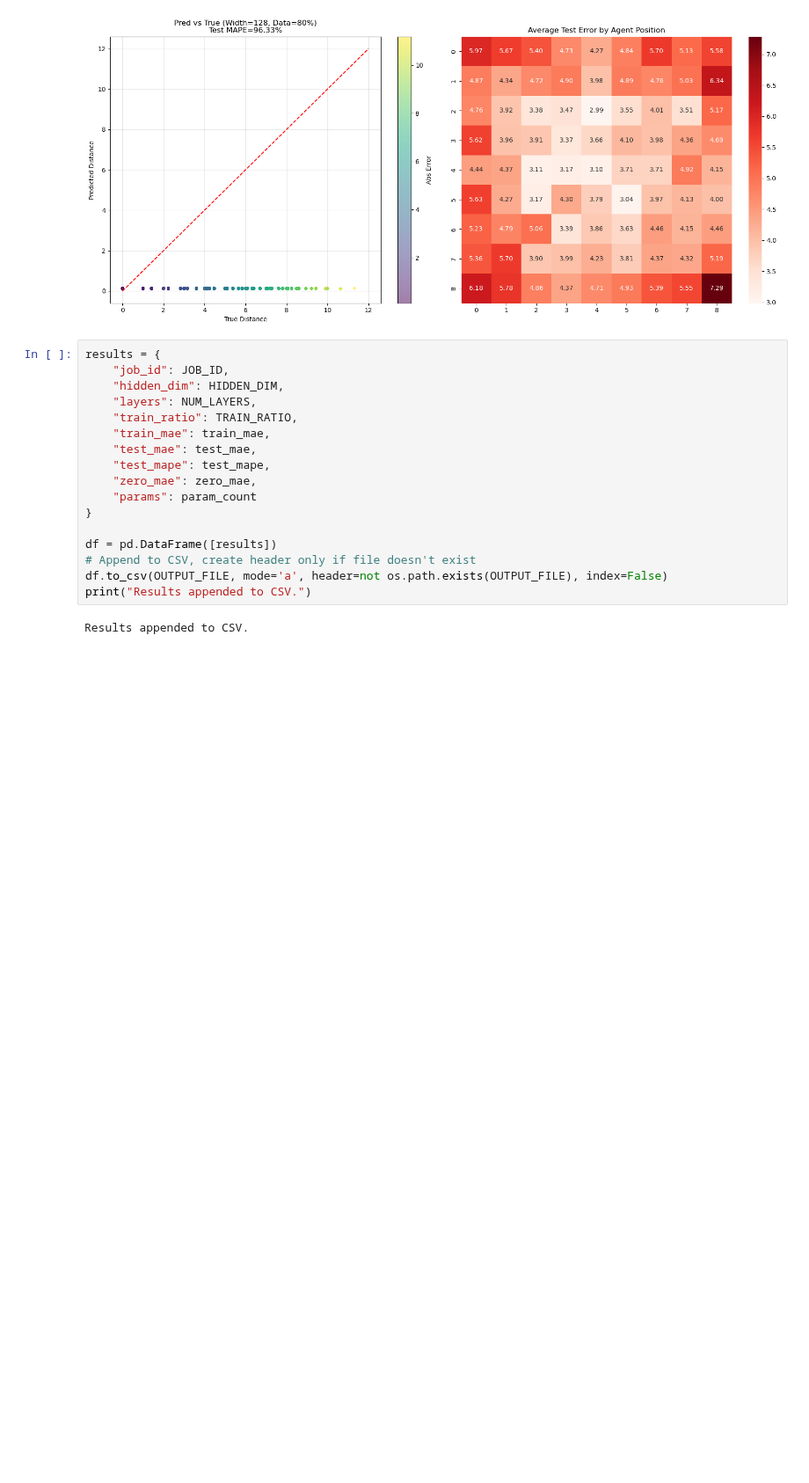
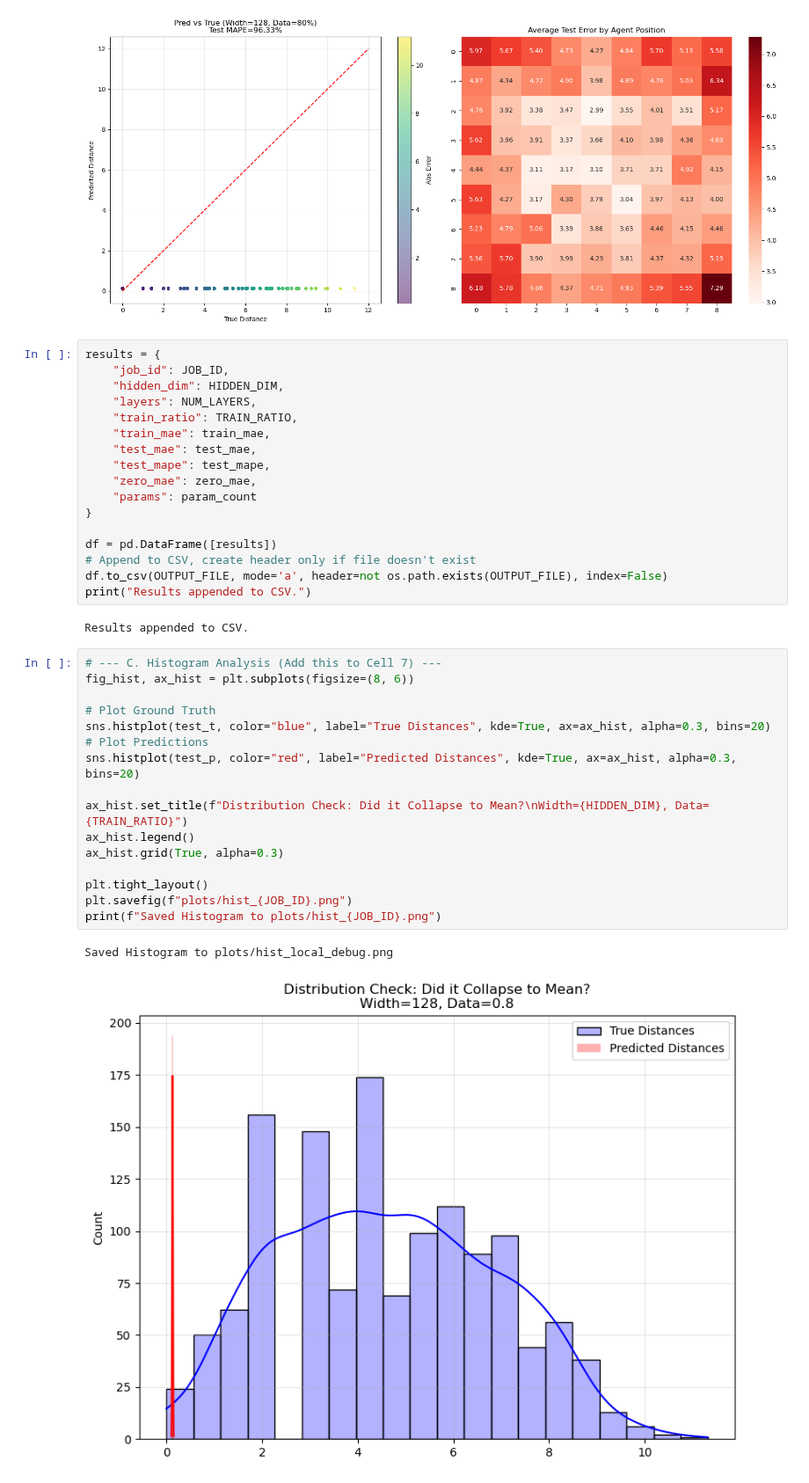
Before and after one commit to KirillUtyashev/orchard-action-market, a Jupyter notebook: notebooks/rewardL2/simple_mlp_make_work.ipynb, the cells around one changed output. Shown at 88% size. Saved outputs shown, nothing was run; the diff lists cells and outputs as text; blank space fills up the shorter version.

```diff
--- a/notebooks/rewardL2/simple_mlp_make_work.ipynb
+++ b/notebooks/rewardL2/simple_mlp_make_work.ipynb
@@ -230,3 +230,22 @@ df.to_csv(OUTPUT_FILE, mode='a', header=not os.path.exists(OUTPUT_FILE), index=F
 print("Results appended to CSV.")
 # %% [output]
 Results appended to CSV.
+# %%
+# --- C. Histogram Analysis (Add this to Cell 7) ---
+fig_hist, ax_hist = plt.subplots(figsize=(8, 6))
+
+# Plot Ground Truth
+sns.histplot(test_t, color="blue", label="True Distances", kde=True, ax=ax_hist, alpha=0.3, bins=20)
+# Plot Predictions
+sns.histplot(test_p, color="red", label="Predicted Distances", kde=True, ax=ax_hist, alpha=0.3, bins=20)
+
+ax_hist.set_title(f"Distribution Check: Did it Collapse to Mean?\nWidth={HIDDEN_DIM}, Data={TRAIN_RATIO}")
+ax_hist.legend()
+ax_hist.grid(True, alpha=0.3)
+
+plt.tight_layout()
+plt.savefig(f"plots/hist_{JOB_ID}.png")
+print(f"Saved Histogram to plots/hist_{JOB_ID}.png")
+# %% [output]
+Saved Histogram to plots/hist_local_debug.png
+[figure, added]
```
Also changed, not shown: 3 other files.
